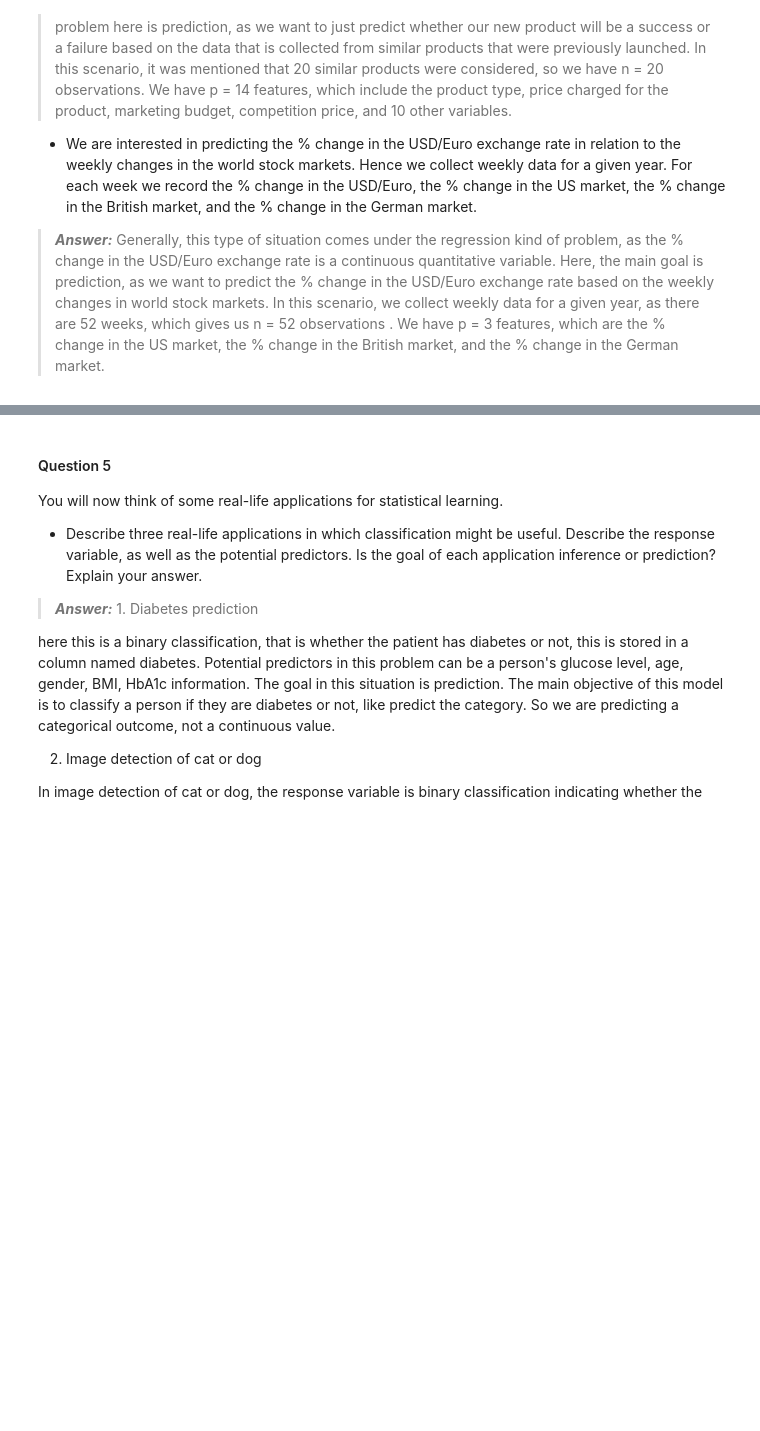
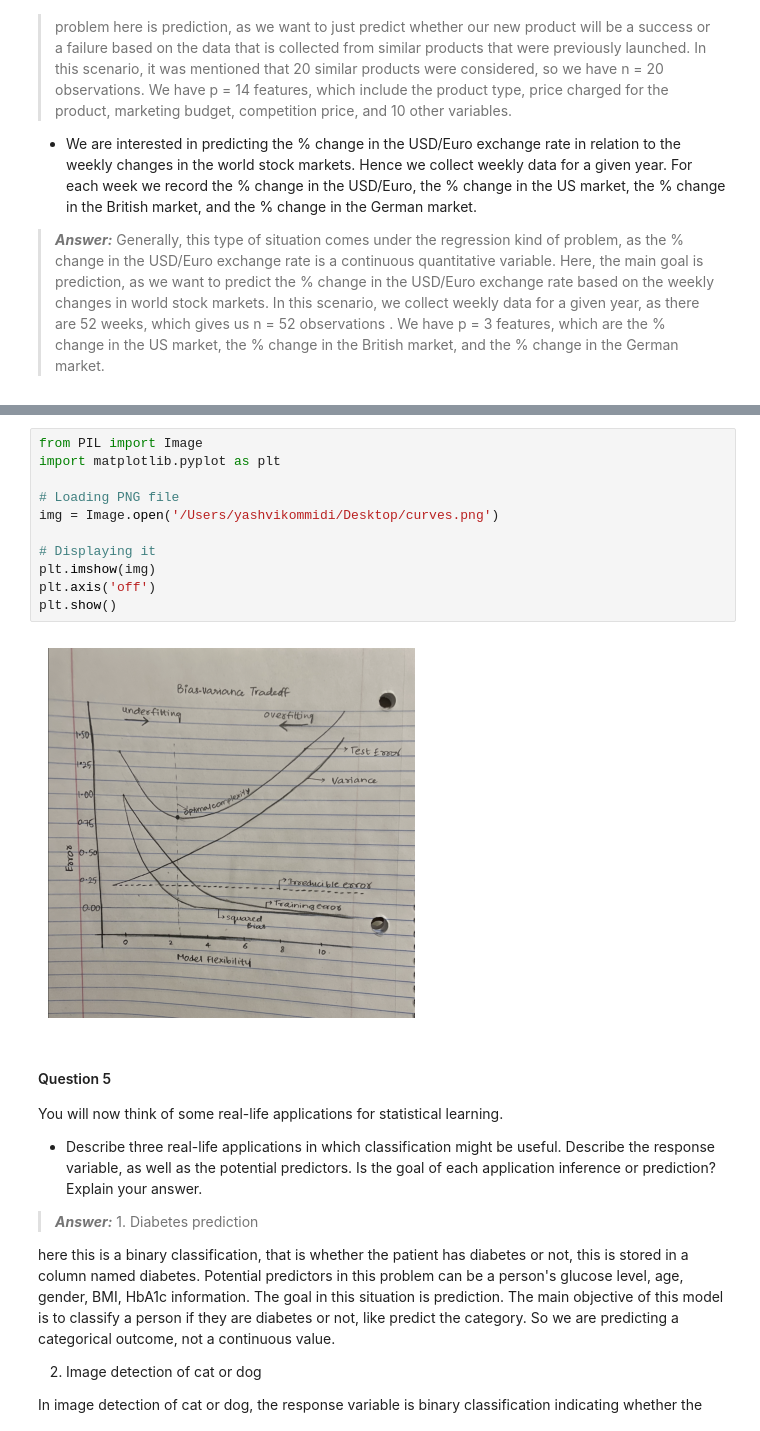
Before and after one commit to YashviKommidi/Machine_learning_26, a Jupyter notebook: KOMMIDI_HW2.ipynb, the cells around one changed output, grey strips where cells are left out. Saved outputs shown, nothing was run; the diff lists cells and outputs as text; blank space fills up the shorter version.

```diff
--- a/KOMMIDI_HW2.ipynb
+++ b/KOMMIDI_HW2.ipynb
@@ -140,6 +140,19 @@ Test error: The curve is in U shape. Test error is nothing but the combination o
 
 
 Irreducible error: This is a flat line graph. This line is flat because irreducible error doesn't change no matter what we do with our model. It's just that the random noise in the data that we can't predict, things we can't measure or control. Every model no matter what, will have at least this much error, whether it's simple or complex. It's like a boundary  that we can get close to but never go below.
+# %%
+from PIL import Image
+import matplotlib.pyplot as plt
+
+# Loading PNG file
+img = Image.open('/Users/yashvikommidi/Desktop/curves.png')
+
+# Displaying it
+plt.imshow(img)
+plt.axis('off')
+plt.show()
+# %% [output]
+[figure, added]
 # %% [markdown]
 #### Question 5
 You will now think of some real-life applications for statistical learning.
```
Also changed, not shown: parts of 5 cells of this notebook, 1 other file.
